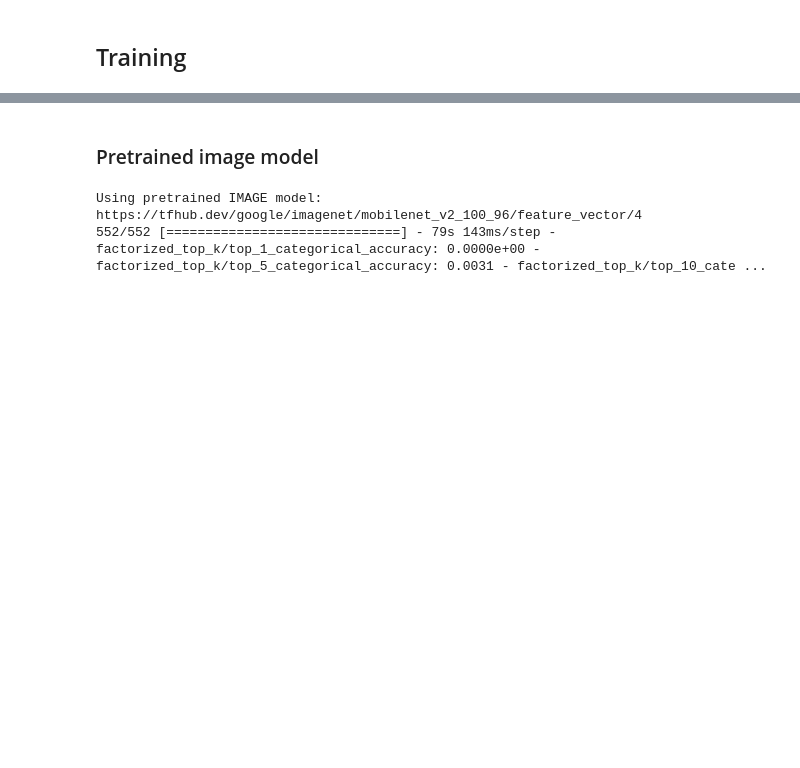
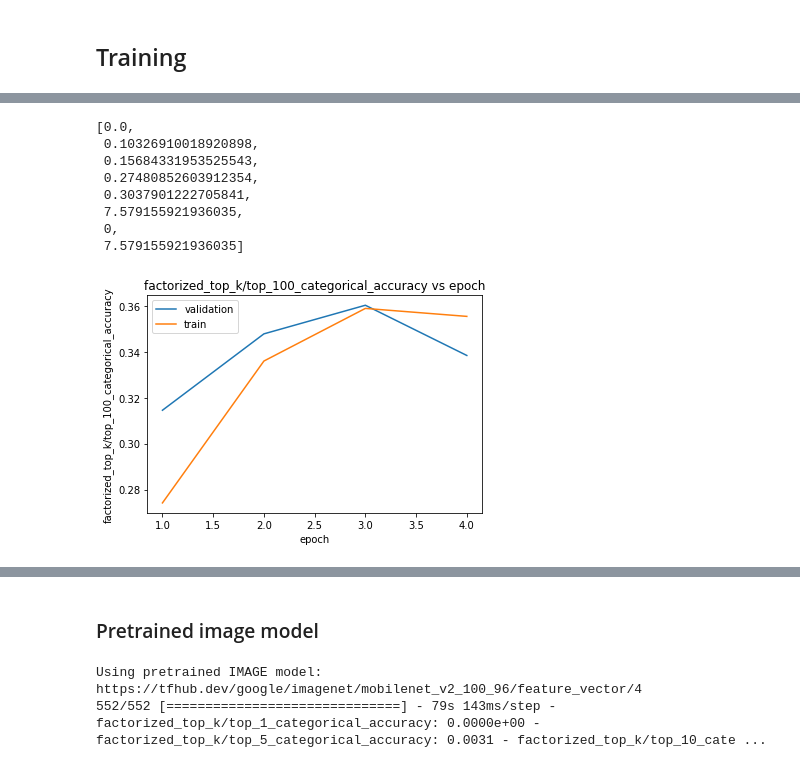
Before and after one commit to felixmercermoss/deep-recommender-embeddings, a Jupyter notebook: deep_recommender_embeddings/notebooks/messy_notebook.ipynb, the cells around one changed output, grey strips where cells are left out. Saved outputs shown, nothing was run; the diff lists cells and outputs as text; code cells hidden in the pictures; blank space fills up the shorter version.

```diff
--- a/deep_recommender_embeddings/notebooks/messy_notebook.ipynb
+++ b/deep_recommender_embeddings/notebooks/messy_notebook.ipynb
@@ -201,0 +241,35 @@ Number of test pairs: 625
+# %%
+model_link = 'https://tfhub.dev/google/nnlm-en-dim50/2'
+model = {"format": "text", "link": model_link}
+num_epochs = 4
+lr = 0.01
+cached_train = sfv_train.batch(128).cache()
+cached_test = sfv_val.batch(128).cache()
+model_one_layer = ItemSimilarityModel(test_candidate_ids=unique_item_ids,
+                                      features=['item_id' ],
+                                      feature_dims=[100],
+                                      unique_item_ids=unique_item_ids,
+                                      item_body_lookup=body_lookup_table,
+                                      item_tags_lookup=tags_lookup_table,
+                                      item_category_lookup=category_lookup_table,
+                                      image_embedding_lookup_table=im_vec_lookup_table,
+                                      layer_sizes=[],
+                                      pretrained_text_model=model_link)
+model_one_layer.compile(optimizer=tf.keras.optimizers.Adagrad(lr))
+
+one_layer_history = model_one_layer.fit(
+    cached_train,
+    validation_data=cached_test,
+    validation_freq=1,
+    epochs=num_epochs,
+    verbose=1)
+
+
+print(f'Train accuracy: {one_layer_history.history["factorized_top_k/top_100_categorical_accuracy"][-1]}')
+print(f'Validation accuracy: {one_layer_history.history["val_factorized_top_k/top_100_categorical_accuracy"][-1]}')
+plot_metric(one_layer_history, 'factorized_top_k/top_100_categorical_accuracy')
+print("Hold out metrics:")
+metrics = model_one_layer.evaluate(holdout_logs_tf.batch(128).cache())
+print(f'Holdout accuracy: {metrics[4]}')
+metrics
+# %% [output]
@@ -201,0 +293,9 @@ Number of test pairs: 625
+[0.0,
+ 0.10326910018920898,
+ 0.15684331953525543,
+ 0.27480852603912354,
+ 0.3037901222705841,
+ 7.579155921936035,
+ 0,
+ 7.579155921936035]
+[figure, added]
```
Also changed, not shown: parts of 29 cells of this notebook, 3 other files.
